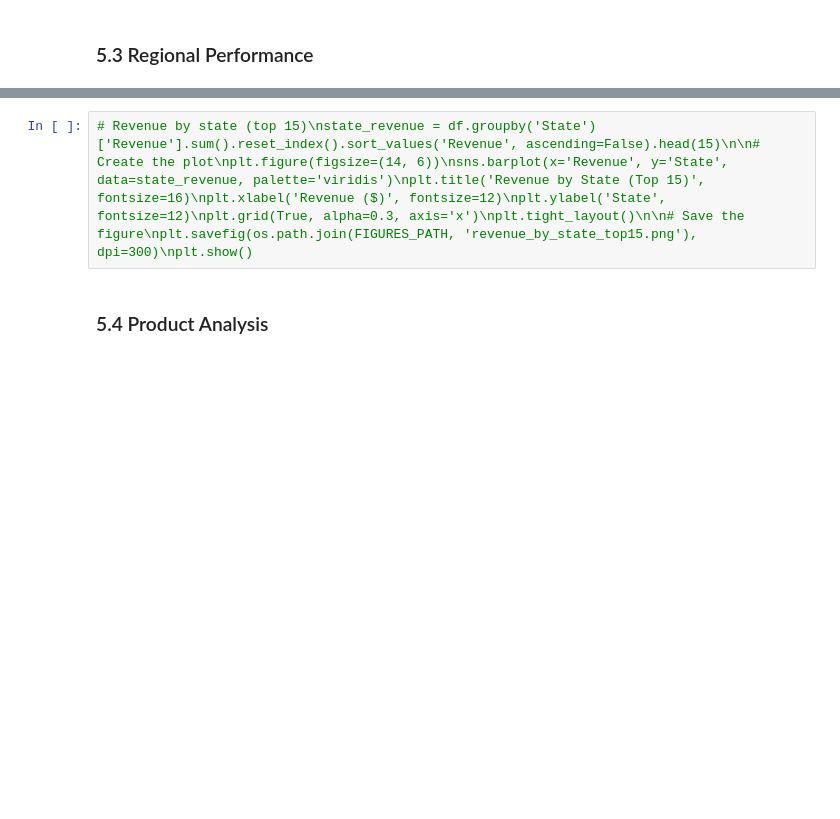
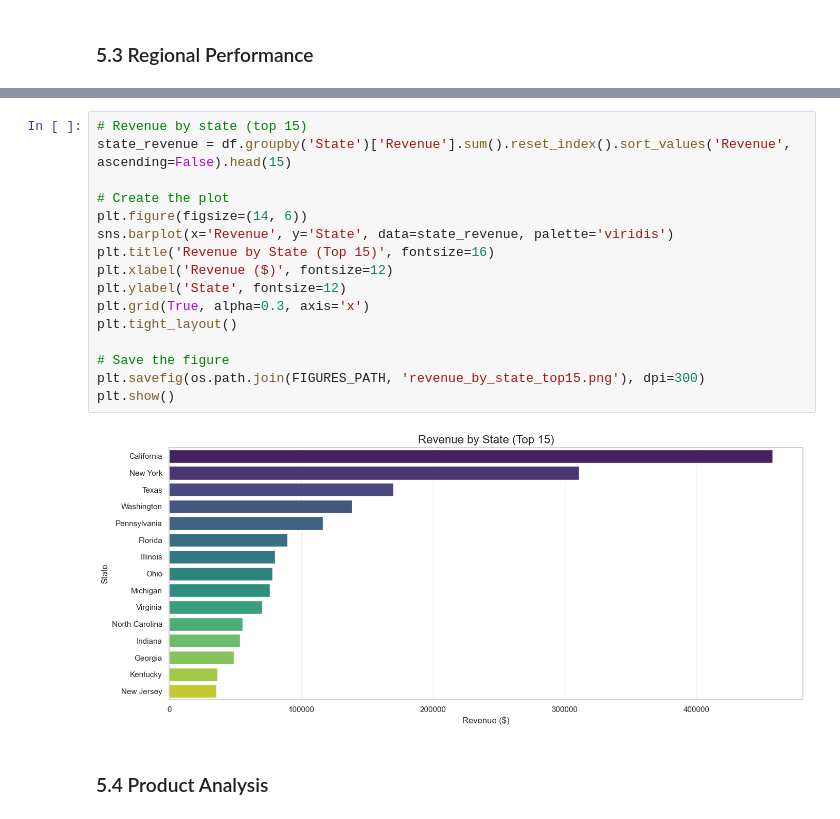
Before and after one commit to KumarNaiduChukka/sales-analytics-pipeline, a Jupyter notebook: notebooks/sales_analysis.ipynb, the cells around one changed output, grey strips where cells are left out. Saved outputs shown, nothing was run; the diff lists cells and outputs as text; blank space fills up the shorter version.

```diff
--- a/notebooks/sales_analysis.ipynb
+++ b/notebooks/sales_analysis.ipynb
@@ -41,5 +416,21 @@
 # %%
-# Revenue by state (top 15)\nstate_revenue = df.groupby('State')['Revenue'].sum().reset_index().sort_values('Revenue', ascending=False).head(15)\n\n# Create the plot\nplt.figure(figsize=(14, 6))\nsns.barplot(x='Revenue', y='State', data=state_revenue, palette='viridis')\nplt.title('Revenue by State (Top 15)', fontsize=16)\nplt.xlabel('Revenue ($)', fontsize=12)\nplt.ylabel('State', fontsize=12)\nplt.grid(True, alpha=0.3, axis='x')\nplt.tight_layout()\n\n# Save the figure\nplt.savefig(os.path.join(FIGURES_PATH, 'revenue_by_state_top15.png'), dpi=300)\nplt.show()
+# Revenue by state (top 15)
+state_revenue = df.groupby('State')['Revenue'].sum().reset_index().sort_values('Revenue', ascending=False).head(15)
+
+# Create the plot
+plt.figure(figsize=(14, 6))
+sns.barplot(x='Revenue', y='State', data=state_revenue, palette='viridis')
+plt.title('Revenue by State (Top 15)', fontsize=16)
+plt.xlabel('Revenue ($)', fontsize=12)
+plt.ylabel('State', fontsize=12)
+plt.grid(True, alpha=0.3, axis='x')
+plt.tight_layout()
+
+# Save the figure
+plt.savefig(os.path.join(FIGURES_PATH, 'revenue_by_state_top15.png'), dpi=300)
+plt.show()
+# %% [output]
+[figure, added]
 # %% [markdown]
 ### 5.4 Product Analysis
 # %%
```
Also changed, not shown: parts of 35 cells of this notebook, 1 other file.
